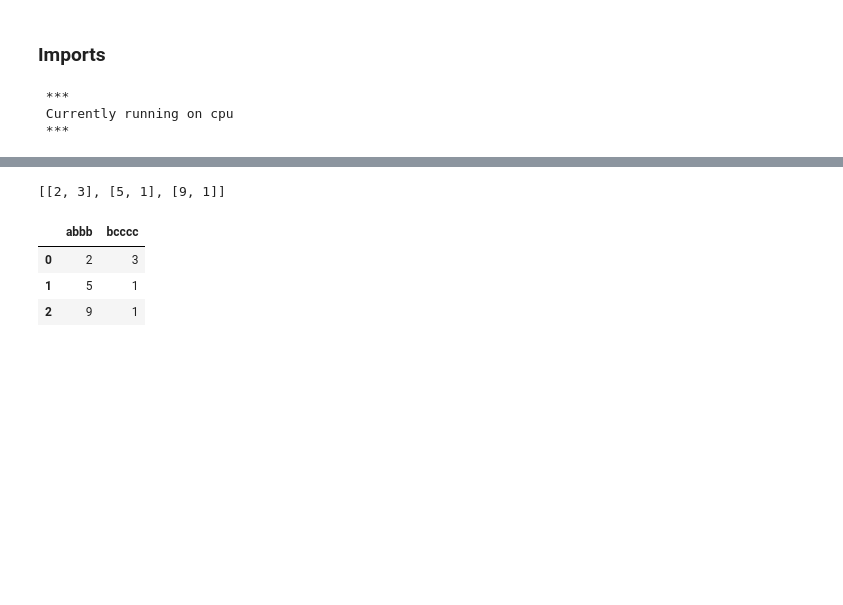
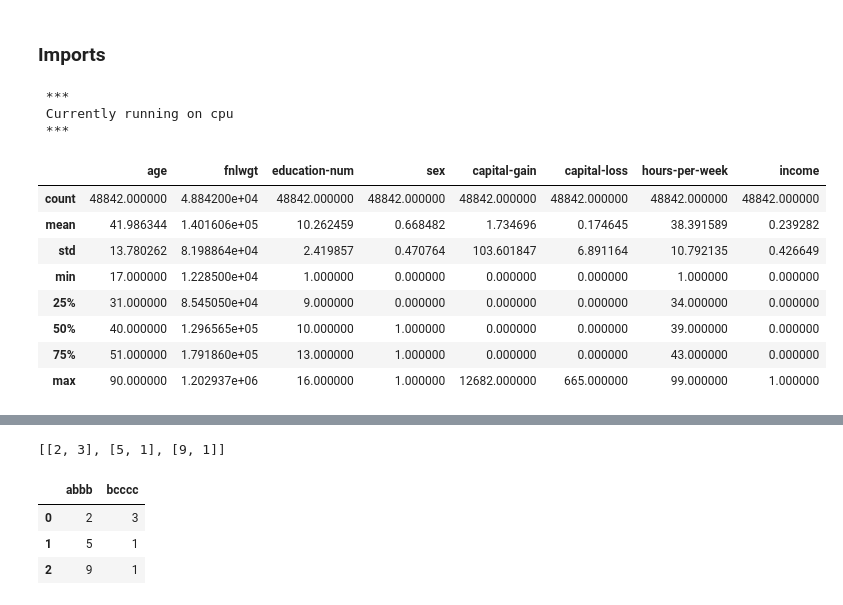
Before and after one commit to jctaillandier/reconstructor, a Jupyter notebook: reconstructor.ipynb, the cells around one changed output, grey strips where cells are left out. Cells and saved outputs as stored; diff of their text form; code cells hidden in the pictures; blank space fills up the shorter version.

```diff
--- a/reconstructor.ipynb
+++ b/reconstructor.ipynb
@@ -63,0 +60,14 @@ o = pickle.load(open("./data/parameters.prm", "rb"))
+# %%
+df = pd.read_csv('./data/full_a=0_E=19.csv')
+a = df.describe()
+a
+# %% [output]
+|  | age | fnlwgt | education-num | sex | capital-gain | capital-loss | hours-per-week | income |
+| count | 48842.000000 | 4.884200e+04 | 48842.000000 | 48842.000000 | 48842.000000 | 48842.000000 | 48842.000000 | 48842.000000 |
+| mean | 41.986344 | 1.401606e+05 | 10.262459 | 0.668482 | 1.734696 | 0.174645 | 38.391589 | 0.239282 |
+| std | 13.780262 | 8.198864e+04 | 2.419857 | 0.470764 | 103.601847 | 6.891164 | 10.792135 | 0.426649 |
+| min | 17.000000 | 1.228500e+04 | 1.000000 | 0.000000 | 0.000000 | 0.000000 | 1.000000 | 0.000000 |
+| 25% | 31.000000 | 8.545050e+04 | 9.000000 | 0.000000 | 0.000000 | 0.000000 | 34.000000 | 0.000000 |
+| 50% | 40.000000 | 1.296565e+05 | 10.000000 | 1.000000 | 0.000000 | 0.000000 | 39.000000 | 0.000000 |
+| 75% | 51.000000 | 1.791860e+05 | 13.000000 | 1.000000 | 0.000000 | 0.000000 | 43.000000 | 0.000000 |
+| max | 90.000000 | 1.202937e+06 | 16.000000 | 1.000000 | 12682.000000 | 665.000000 | 99.000000 | 1.000000 |
```
Also changed, not shown: parts of 5 cells of this notebook, 9 other files.
